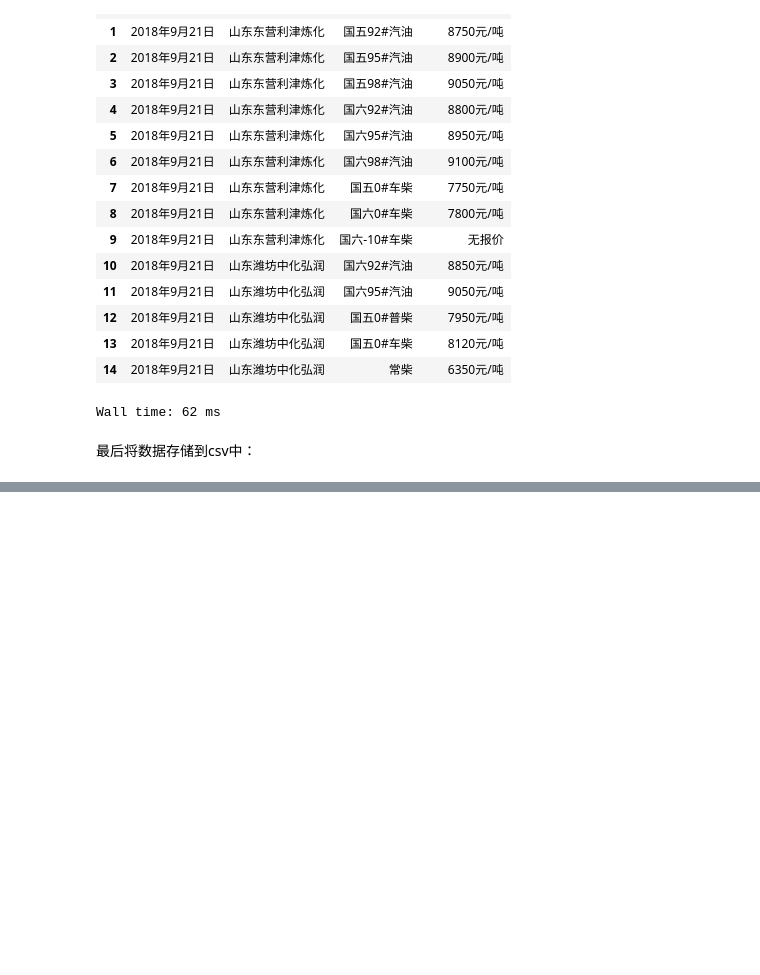
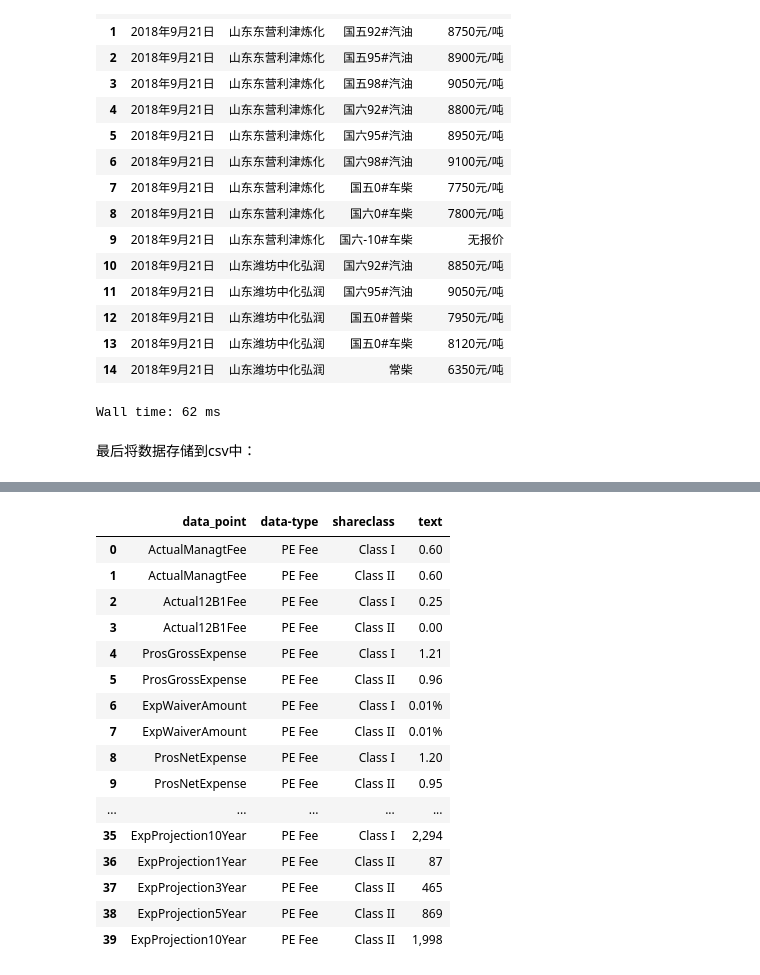
Before and after one commit to heblade/pythontraining, a Jupyter notebook: 17. Parse HTML by Beautiful Soup 4.ipynb, the cells around one changed output, grey strips where cells are left out. Saved outputs shown, nothing was run; the diff lists cells and outputs as text; code cells hidden in the pictures; blank space fills up the shorter version.

```diff
--- a/17. Parse HTML by Beautiful Soup 4.ipynb
+++ b/17. Parse HTML by Beautiful Soup 4.ipynb
@@ -416,0 +425,37 @@ dfresult.to_csv('./output/result_{0}.csv'.format(searchdate), encoding='utf_8_si
+# %%
+def load_html(pathfile, return_html_obj=True):
+    cond = pathfile.endswith('htm') or pathfile.endswith('html')
+    assert cond, "file must end with .htm or .html\n{}".format(pathfile)
+    assert os.path.exists(pathfile), "file does not exist\n{}".format(pathfile)
+    with open(pathfile, 'r', encoding='utf-8', errors='ignore') as rf:
+        html_txt = rf.read()
+    if return_html_obj:
+        try:
+            ans = BeautifulSoup(html_txt, 'lxml')
+        except Exception as e:
+            ans = BeautifulSoup(html_txt, 'html.parser')
+    else:
+        ans = html_txt
+    return ans
+# %%
+path_file = r'./html/332240067_PE.html'
+# %%
+html_obj = load_html(pathfile=path_file)
+# %%
+annotation_span_list = html_obj.find_all('span', attrs={'annotation_id': True})
+# print(annotation_span_list)
+data_list = []
+"""
+<span annotation_id="8d79333c-a27c-11eb-93f9-0242ac110002"
+class="pred_tag_background" data="ProsGrossExpense"
+data-p_datapoint="ProsGrossExpense"
+data-p_shareclass="Class I" data-type="PE Fee" title="ProsGrossExpense" valid_i2k="True"> 1.21 </span>
+"""
+for annotation in annotation_span_list:
+    data = {}
+    data['data_point'] = annotation.get('data-p_datapoint', '')
+    data['data-type'] = annotation.get('data-type', '')
+    data['shareclass'] = annotation.get('data-p_shareclass', '')
+    data['text'] = annotation.text
+    data_list.append(data)
+data_list
@@ -416,0 +482,21 @@ dfresult.to_csv('./output/result_{0}.csv'.format(searchdate), encoding='utf_8_si
+# %%
+df = pd.DataFrame(data_list)
+df
+# %% [output]
+|  | data_point | data-type | shareclass | text |
+| 0 | ActualManagtFee | PE Fee | Class I | 0.60 |
+| 1 | ActualManagtFee | PE Fee | Class II | 0.60 |
+| 2 | Actual12B1Fee | PE Fee | Class I | 0.25 |
+| 3 | Actual12B1Fee | PE Fee | Class II | 0.00 |
+| 4 | ProsGrossExpense | PE Fee | Class I | 1.21 |
+| 5 | ProsGrossExpense | PE Fee | Class II | 0.96 |
+| 6 | ExpWaiverAmount | PE Fee | Class I | 0.01% |
+| 7 | ExpWaiverAmount | PE Fee | Class II | 0.01% |
+| 8 | ProsNetExpense | PE Fee | Class I | 1.20 |
+| 9 | ProsNetExpense | PE Fee | Class II | 0.95 |
+| ... | ... | ... | ... | ... |
+| 35 | ExpProjection10Year | PE Fee | Class I | 2,294 |
+| 36 | ExpProjection1Year | PE Fee | Class II | 87 |
+| 37 | ExpProjection3Year | PE Fee | Class II | 465 |
+| 38 | ExpProjection5Year | PE Fee | Class II | 869 |
+| 39 | ExpProjection10Year | PE Fee | Class II | 1,998 |
```
Also changed, not shown: parts of 9 cells of this notebook, 11 other files.
